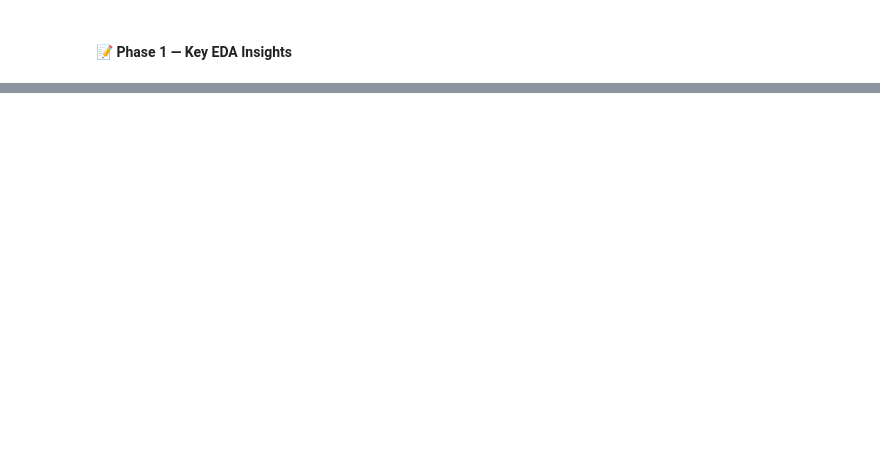
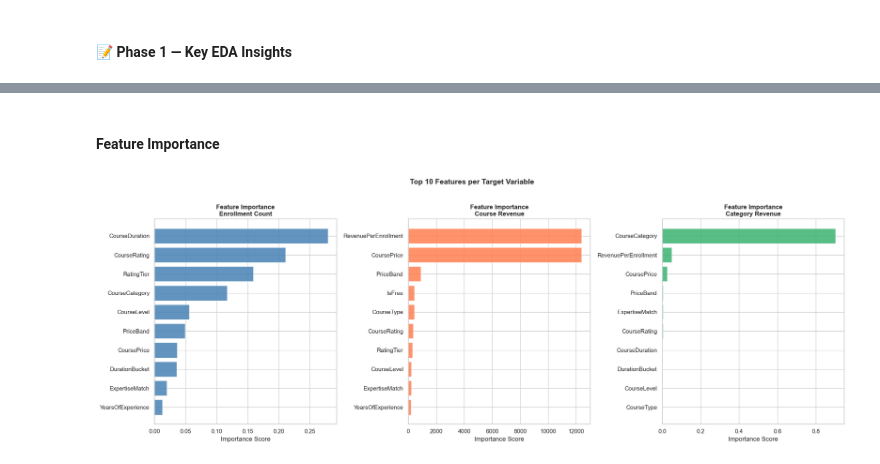
Before and after one commit to Girish-Parashar/edupro-predictive-modeling, a Jupyter notebook: notebooks/EduPro_Analysis.ipynb, the cells around one changed output, grey strips where cells are left out. Saved outputs shown, nothing was run; the diff lists cells and outputs as text; code cells hidden in the pictures; blank space fills up the shorter version.

```diff
--- a/notebooks/EduPro_Analysis.ipynb
+++ b/notebooks/EduPro_Analysis.ipynb
@@ -437,0 +1022,47 @@ for col in master.columns:
+# %% [markdown]
+#### Feature Importance
+# %%
+# ── Feature Importance ───────────────────────────────────────────────
+import joblib
+
+feature_labels = [f.replace('_enc','').replace('_',' ') for f in FEATURES]
+feat_labels_enroll = [f.replace('_enc','').replace('_',' ')
+                      for f in FEATURES if f != 'RevenuePerEnrollment']
+
+fig, axes = plt.subplots(1, 3, figsize=(20, 7))
+
+model_files = [
+    ("Enrollment Count",  f"{MODELS_PATH}\\best_Enrollment_Count.pkl",
+     feat_labels_enroll,  'steelblue'),
+    ("Course Revenue",    f"{MODELS_PATH}\\best_Course_Revenue.pkl",
+     feature_labels,      'coral'),
+    ("Category Revenue",  f"{MODELS_PATH}\\best_Category_Revenue.pkl",
+     feature_labels,      'mediumseagreen'),
+]
+
+for ax, (title, path, labels, color) in zip(axes, model_files):
+    data = joblib.load(path)
+    model = data['model']
+
+    if hasattr(model, 'feature_importances_'):
+        importances = model.feature_importances_
+    else:
+        importances = np.abs(model.coef_)
+
+    # Top 10
+    indices = np.argsort(importances)[-10:]
+    ax.barh([labels[i] for i in indices],
+            importances[indices],
+            color=color, edgecolor='white', alpha=0.85)
+    ax.set_title(f'Feature Importance\n{title}',
+                 fontsize=12, fontweight='bold')
+    ax.set_xlabel('Importance Score')
+
+plt.suptitle('Top 10 Features per Target Variable',
+             fontsize=14, fontweight='bold', y=1.02)
+plt.tight_layout()
+plt.savefig(f"{BASE_PATH}\\..\\notebooks\\plot_feature_importance.png",
+            dpi=150, bbox_inches='tight')
+plt.show()
+# %% [output]
+[figure, added]
```
Also changed, not shown: parts of 43 cells of this notebook.
